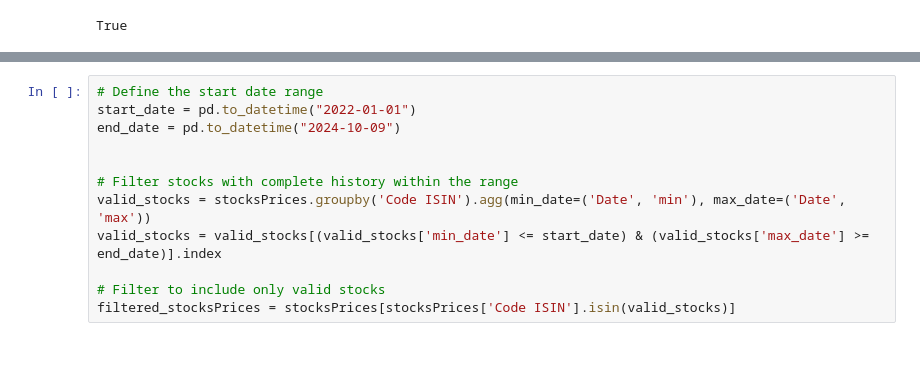
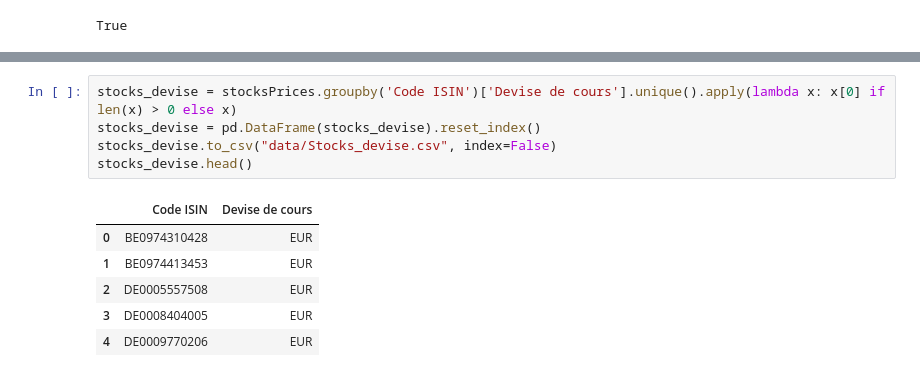
Before and after one commit to houssem026/Portfolio-Optimization, a Jupyter notebook: Risk_Return_Portfolio.ipynb, the cells around one changed output, grey strips where cells are left out. Drawn from its saved outputs; the diff is of its cells as text.

```diff
--- a/Risk_Return_Portfolio.ipynb
+++ b/Risk_Return_Portfolio.ipynb
@@ -75,15 +58,15 @@ Name: daily_return, Length: 91, dtype: float64
-# %%
-# Define the start date range
-start_date = pd.to_datetime("2022-01-01")
-end_date = pd.to_datetime("2024-10-09")
-
-
-# Filter stocks with complete history within the range
-valid_stocks = stocksPrices.groupby('Code ISIN').agg(min_date=('Date', 'min'), max_date=('Date', 'max'))
-valid_stocks = valid_stocks[(valid_stocks['min_date'] <= start_date) & (valid_stocks['max_date'] >= end_date)].index
-
-# Filter to include only valid stocks
-filtered_stocksPrices = stocksPrices[stocksPrices['Code ISIN'].isin(valid_stocks)]
+# %%
+stocks_devise = stocksPrices.groupby('Code ISIN')['Devise de cours'].unique().apply(lambda x: x[0] if len(x) > 0 else x)
+stocks_devise = pd.DataFrame(stocks_devise).reset_index()
+stocks_devise.to_csv("data/Stocks_devise.csv", index=False)
+stocks_devise.head()
+# %% [output]
+|  | Code ISIN | Devise de cours |
+| 0 | BE0974310428 | EUR |
+| 1 | BE0974413453 | EUR |
+| 2 | DE0005557508 | EUR |
+| 3 | DE0008404005 | EUR |
+| 4 | DE0009770206 | EUR |
 # %%
 # Check for consecutive dates for each stock
 def check_consecutive_dates(group):
```
Also changed, not shown: parts of 27 cells of this notebook, 1 other file.
